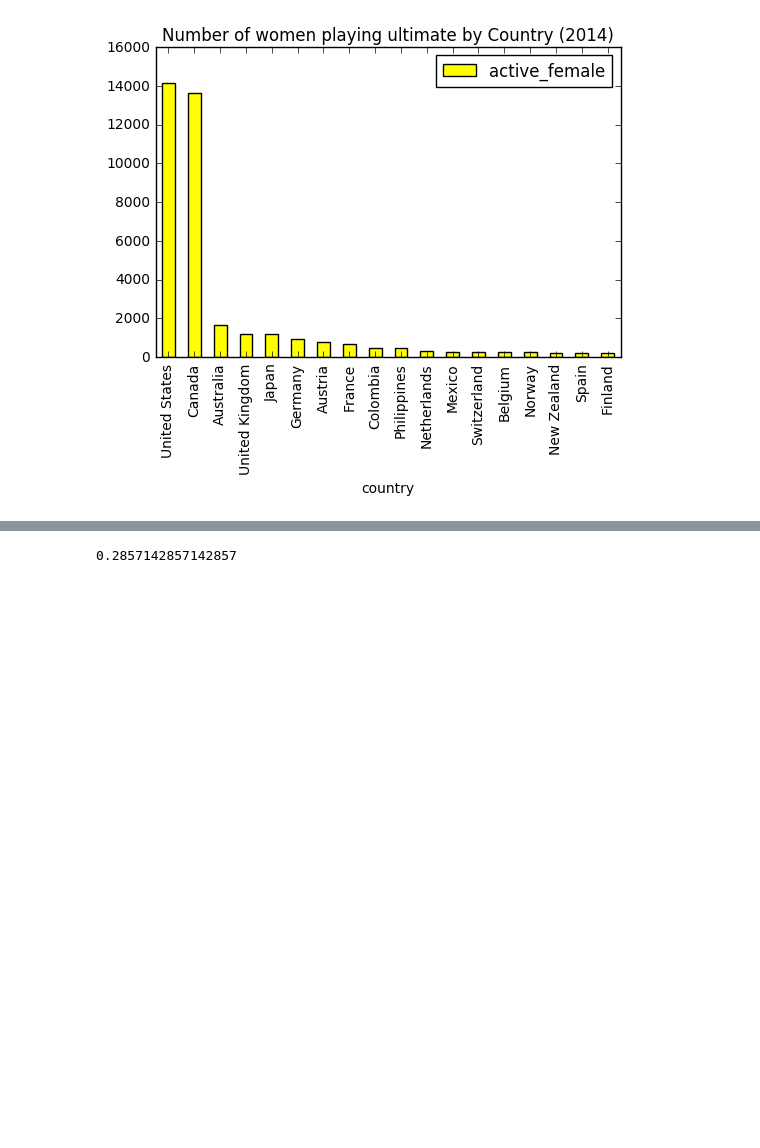
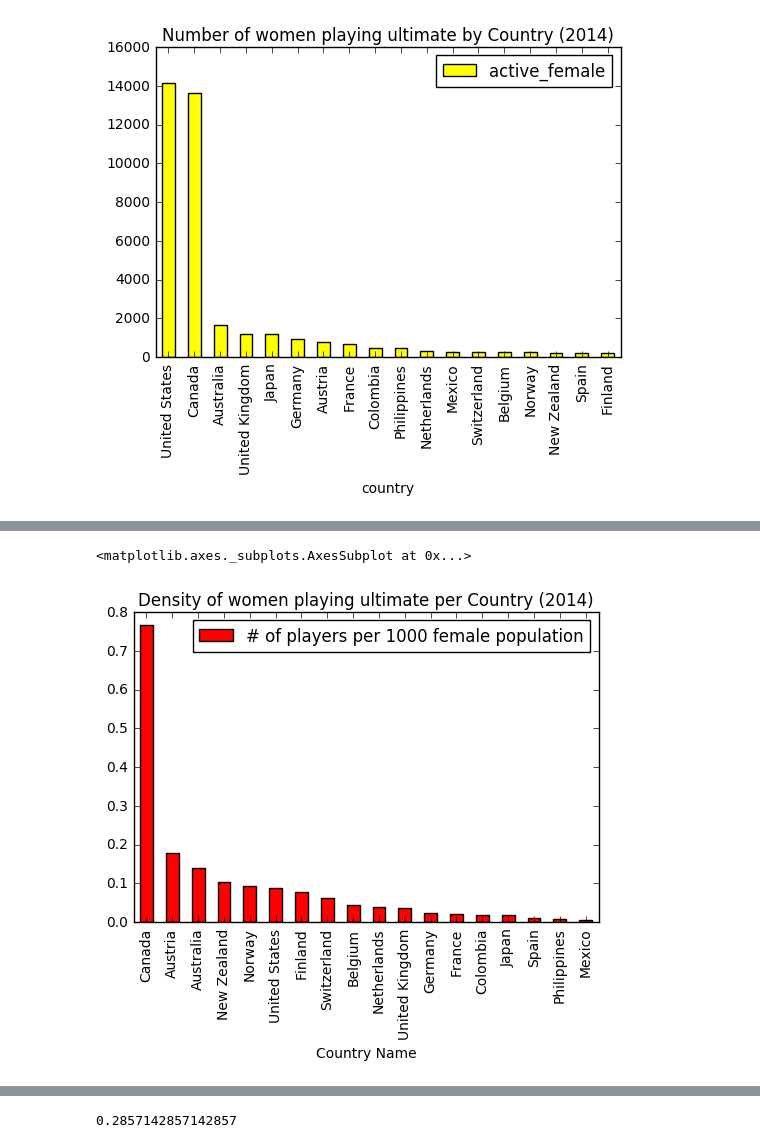
Before and after one commit to seblabbe/wfdf-player-density, a Jupyter notebook: WFDF Player Density Per Country 2014.ipynb, the cells around one changed output, grey strips where cells are left out. Saved outputs shown, nothing was run; the diff lists cells and outputs as text; code cells hidden in the pictures; blank space fills up the shorter version.

```diff
--- a/WFDF Player Density Per Country 2014.ipynb
+++ b/WFDF Player Density Per Country 2014.ipynb
@@ -177,0 +181,4 @@ P3.figure.savefig('image3_active_female.svg', bbox_inches='tight')
+# %%
+df2['# of players per 1000 female population'] = merged.active_female / merged.population * 1000 * 2
+df4 = df2.sort_values(by='# of players per 1000 female population', ascending=False)
+df4[df4.active_female>200]
@@ -177,0 +203,8 @@ P3.figure.savefig('image3_active_female.svg', bbox_inches='tight')
+# %%
+P4 = df4[df4.active_female>200].plot.bar(x='Country Name', y='# of players per 1000 female population',
+                                         color='red',
+                                         title='Density of women playing ultimate per Country (2014)')
+P4
+# %% [output]
+<matplotlib.axes._subplots.AxesSubplot at 0x...>
+[figure, added]
```
Also changed, not shown: parts of 25 cells of this notebook, 9 other files.
